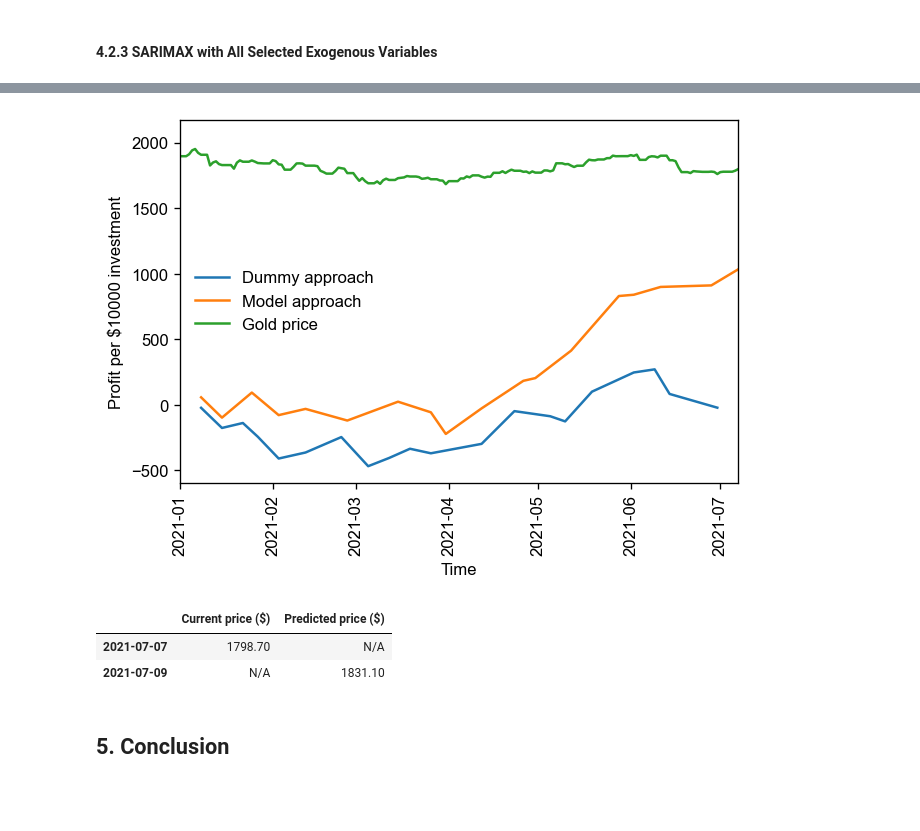
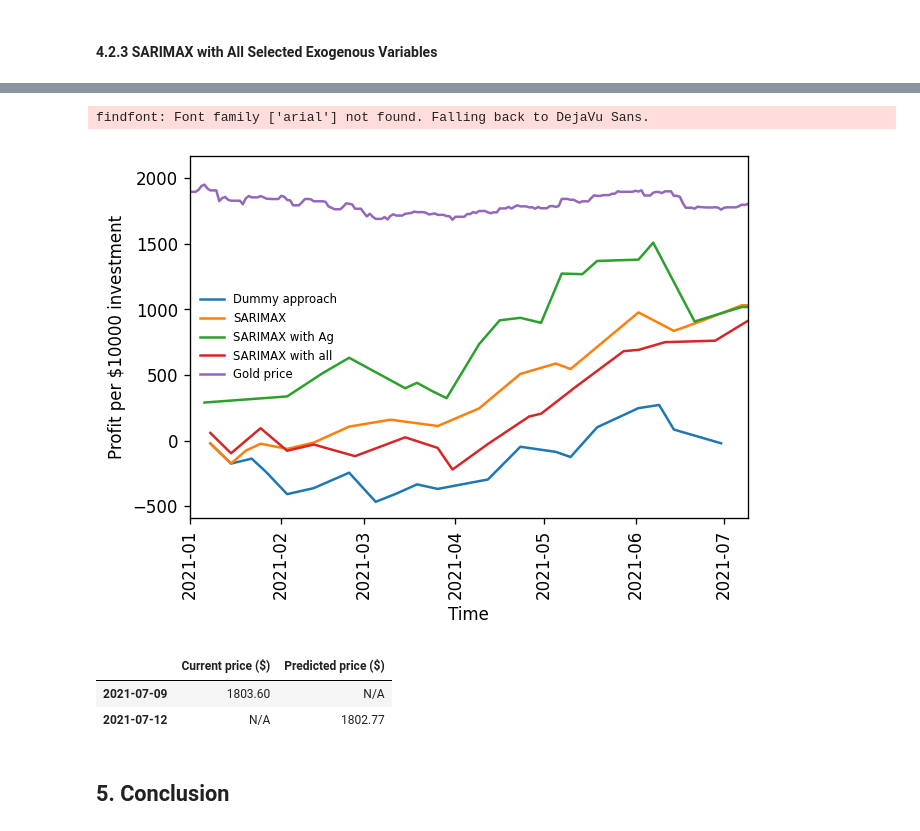
Before and after one commit to corrimare/gold, a Jupyter notebook: notebooks/gold.ipynb, the cells around one changed output, grey strips where cells are left out. Cells and saved outputs as stored; diff of their text form; code cells hidden in the pictures; blank space fills up the shorter version.

```diff
--- a/notebooks/gold.ipynb
+++ b/notebooks/gold.ipynb
@@ -540,45 +542,88 @@ _=test_prices_sarimax_all.income_plot()
 # %%
 ####################################
 # Plot the income
 ####################################
+_=plt.plot(dummy_income_I, label='Dummy approach')
+#########################################################
+kelly_f=1.0
+money=10000
+share=0.0
+model_income=pd.DataFrame(columns=['Money'])
+selected_prices=[ele for ele in test_prices_sarimax_baseline.golds if ele.datetime>=pd.to_datetime("2021", format="%Y")]
+for price in selected_prices:
+    if share<0.01 and price.open_price<price.predicted_open_price:
+        share=money*kelly_f/price.open_price
+        money=money-money*kelly_f
+    elif share>0.01 and price.open_price>price.predicted_open_price:
+        money=money+share*price.open_price
+        share=0.0
+        model_income=model_income.append(pd.DataFrame({'Money': [money-10000]}, index=[price.datetime]))
+    else:
+        pass
+money=money+share*selected_prices[-1].open_price
+share=0.0
+model_income=model_income.append(pd.DataFrame({'Money': [money-10000]}, index=[selected_prices[-1].datetime]))
+_=plt.plot(model_income, label='SARIMAX')
+##################################################################
+kelly_f=1.0
+money=10000
+share=0.0
+model_income=pd.DataFrame(columns=['Money'])
+selected_prices=[ele for ele in test_prices_sarimax_ag.golds if ele.datetime>=pd.to_datetime("2021", format="%Y")]
+for price in selected_prices:
+    if share<0.01 and price.open_price<price.predicted_open_price:
+        share=money*kelly_f/price.open_price
+        money=money-money*kelly_f
+    elif share>0.01 and price.open_price>price.predicted_open_price:
+        money=money+share*price.open_price
+        share=0.0
+        model_income=model_income.append(pd.DataFrame({'Money': [money-10000]}, index=[price.datetime]))
+    else:
+        pass
+money=money+share*selected_prices[-1].open_price
+share=0.0
+model_income=model_income.append(pd.DataFrame({'Money': [money-10000]}, index=[selected_prices[-1].datetime]))
+_=plt.plot(model_income, label='SARIMAX with Ag')
+##################################################################
 kelly_f=1.0
 money=10000
 share=0.0
 model_income=pd.DataFrame(columns=['Money'])
 selected_prices=[ele for ele in test_prices_sarimax_all.golds if ele.datetime>=pd.to_datetime("2021", format="%Y")]
 for price in selected_prices:
     if share<0.01 and price.open_price<price.predicted_open_price:
         share=money*kelly_f/price.open_price
         money=money-money*kelly_f
     elif share>0.01 and price.open_price>price.predicted_open_price:
         money=money+share*price.open_price
         share=0.0
         model_income=model_income.append(pd.DataFrame({'Money': [money-10000]}, index=[price.datetime]))
     else:
         pass
 money=money+share*selected_prices[-1].open_price
 share=0.0
 model_income=model_income.append(pd.DataFrame({'Money': [money-10000]}, index=[selected_prices[-1].datetime]))
-_=plt.plot(dummy_income_I, label='Dummy approach')
-_=plt.plot(model_income, label='Model approach')
+_=plt.plot(model_income, label='SARIMAX with all')
+##################################################################
 _=plt.plot(Y, label='Gold price')
-_=plt.legend(frameon=False)
+_=plt.legend(frameon=False, loc='best', prop={'size': 7})
 _=plt.xticks(rotation=90)
 _=plt.xlim([pd.to_datetime("2021", format="%Y"), Y.index[-1]])
 _=plt.xlabel('Time')
 _=plt.ylabel('Profit per $10000 investment')
 plt.show()
 # %% [output]
+findfont: Font family ['arial'] not found. Falling back to DejaVu Sans.
-[figure, old version]
+[figure, new version]
 # %%
 ###################################
 # The latest prediction
 ###################################
-test_prices_sarimax_all.prediction_report()
+test_prices_sarimax_ag.prediction_report()
 # %% [output]
 |  | Current price ($) | Predicted price ($) |
-| 2021-07-07 | 1798.70 | N/A |
-| 2021-07-09 | N/A | 1831.10 |
+| 2021-07-09 | 1803.60 | N/A |
+| 2021-07-12 | N/A | 1802.77 |
 # %% [markdown]
 ## 5. Conclusion
 # %% [markdown]
```
Also changed, not shown: parts of 27 cells of this notebook.
